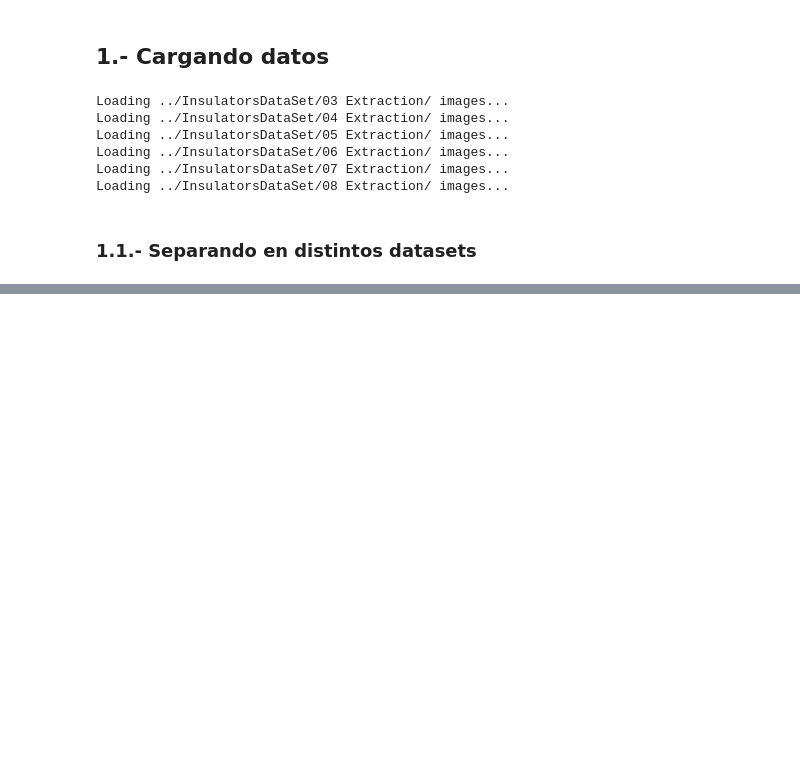
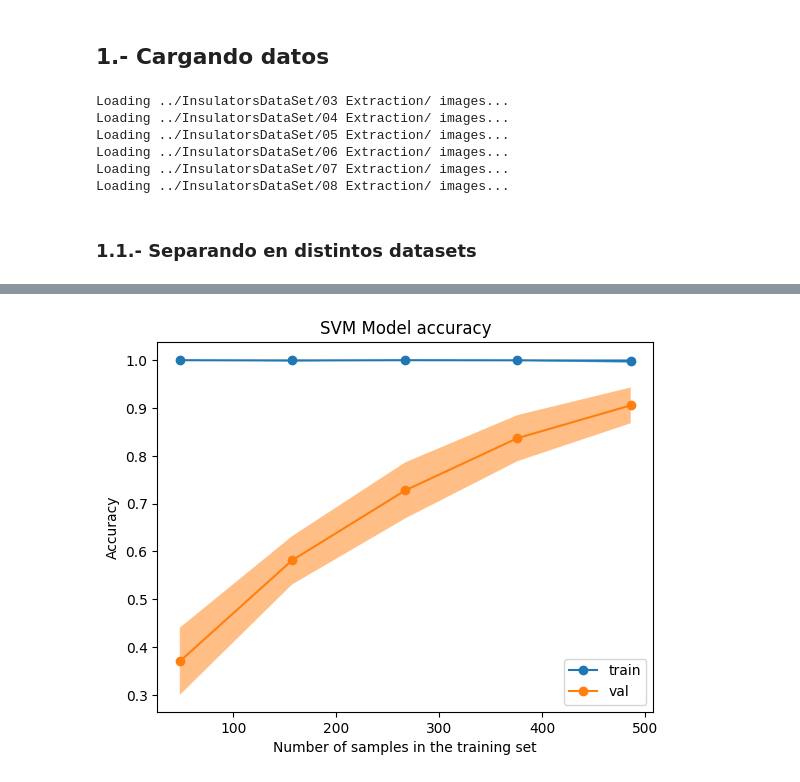
Before and after one commit to Fabross/insulators-cv, a Jupyter notebook: notebooks/SVM.ipynb, the cells around one changed output, grey strips where cells are left out. Cells and saved outputs as stored; diff of their text form; code cells hidden in the pictures; blank space fills up the shorter version.

```diff
--- a/notebooks/SVM.ipynb
+++ b/notebooks/SVM.ipynb
@@ -84,0 +299,10 @@ Test accuracy of best grid search hypers: 0.8666666666666667
+# %%
+fig, ax = plt.subplots()
+lc = LearningCurveDisplay(train_sizes=display.train_sizes, train_scores=display.train_scores,
+                    test_scores=display.test_scores, score_name="Accuracy")
+lc.plot(score_type="both", line_kw={"marker": "o"}, std_display_style="fill_between", ax=ax)
+ax.legend(["train","val"])
+ax.set_title("SVM Model accuracy")
+fig.savefig("SVM_accuracy.png")
+# %% [output]
+[figure, added]
```
Also changed, not shown: parts of 11 cells of this notebook, 5 other files.
